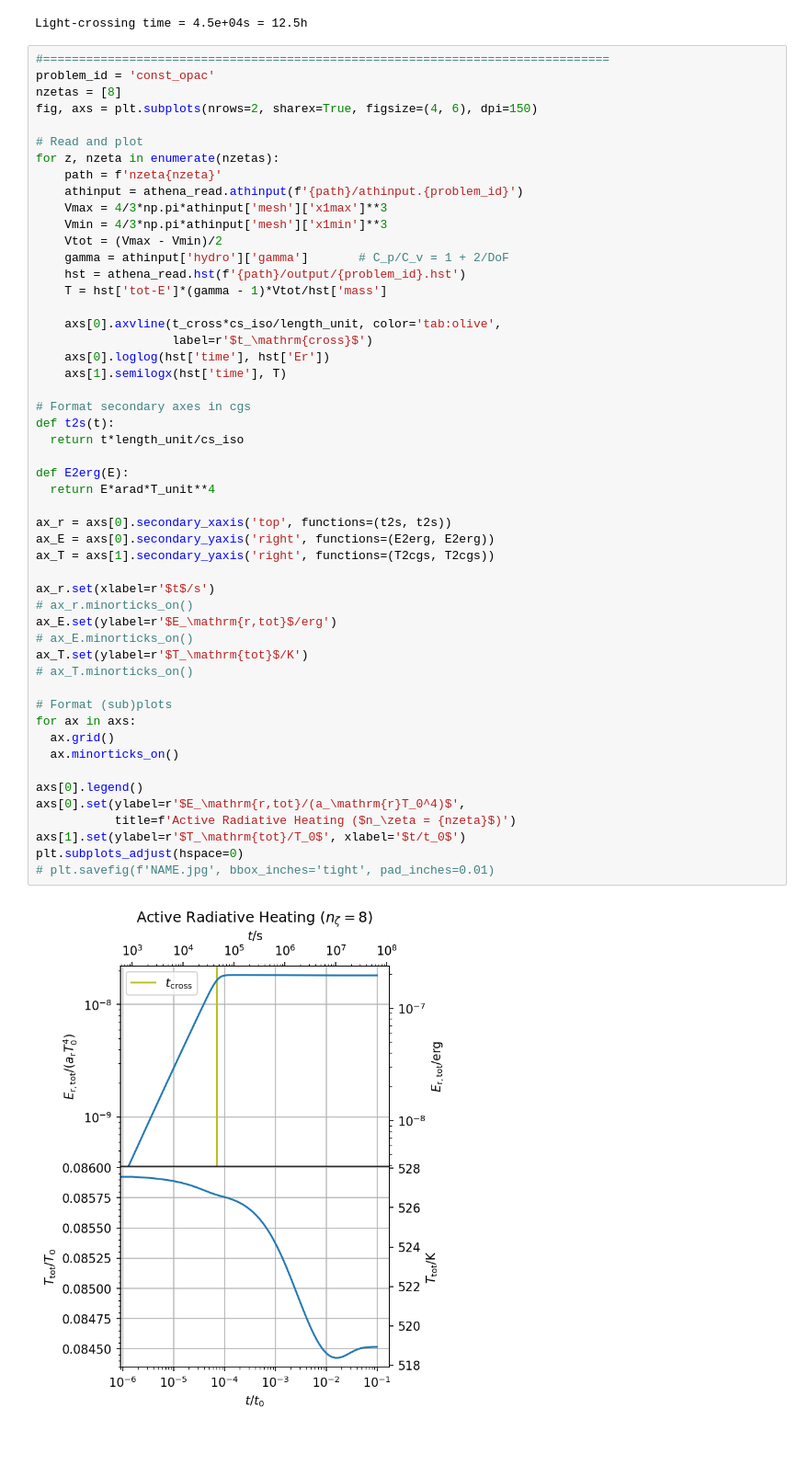
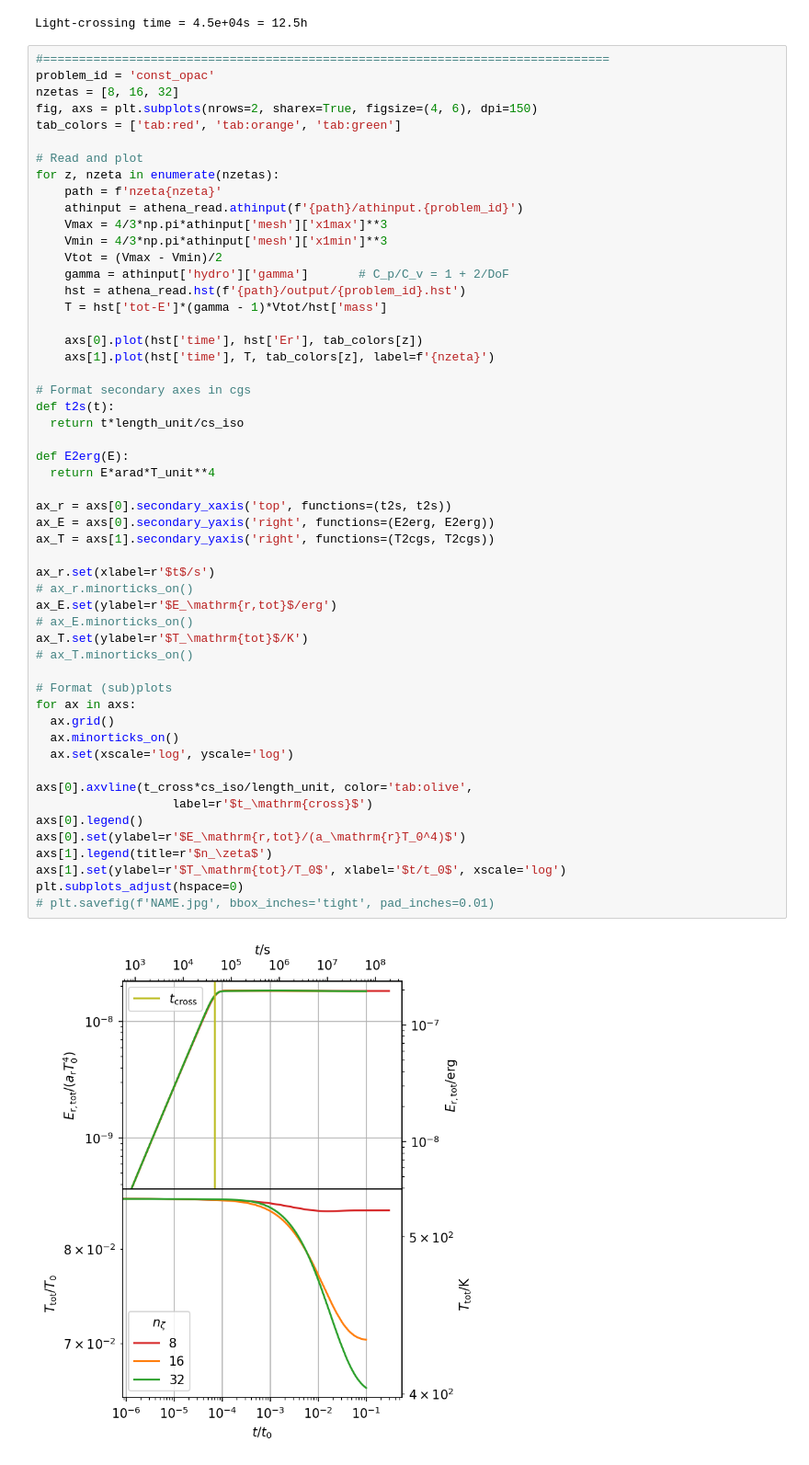
Before and after one commit to sabaronett/rad-hydro, a Jupyter notebook: athena/dev/const_opac/ConstantOpacity_Athena++.ipynb, the cells around one changed output. Shown at 92% size. Cells and saved outputs as stored; diff of their text form.

```diff
--- a/athena/dev/const_opac/ConstantOpacity_Athena++.ipynb
+++ b/athena/dev/const_opac/ConstantOpacity_Athena++.ipynb
@@ -452,8 +464,9 @@ Light-crossing time = 4.5e+04s = 12.5h
 # %%
 #===============================================================================
 problem_id = 'const_opac'
-nzetas = [8]
+nzetas = [8, 16, 32]
 fig, axs = plt.subplots(nrows=2, sharex=True, figsize=(4, 6), dpi=150)
+tab_colors = ['tab:red', 'tab:orange', 'tab:green']
 
 # Read and plot
 for z, nzeta in enumerate(nzetas):
@@ -466,42 +479,43 @@ for z, nzeta in enumerate(nzetas):
     hst = athena_read.hst(f'{path}/output/{problem_id}.hst')
     T = hst['tot-E']*(gamma - 1)*Vtot/hst['mass']
 
-    axs[0].axvline(t_cross*cs_iso/length_unit, color='tab:olive',
-                   label=r'$t_\mathrm{cross}$')
-    axs[0].loglog(hst['time'], hst['Er'])
-    axs[1].semilogx(hst['time'], T)
+    axs[0].plot(hst['time'], hst['Er'], tab_colors[z])
+    axs[1].plot(hst['time'], T, tab_colors[z], label=f'{nzeta}')
 
 # Format secondary axes in cgs
 def t2s(t):
   return t*length_unit/cs_iso
 
 def E2erg(E):
   return E*arad*T_unit**4
 
 ax_r = axs[0].secondary_xaxis('top', functions=(t2s, t2s))
 ax_E = axs[0].secondary_yaxis('right', functions=(E2erg, E2erg))
 ax_T = axs[1].secondary_yaxis('right', functions=(T2cgs, T2cgs))
 
 ax_r.set(xlabel=r'$t$/s')
 # ax_r.minorticks_on()
 ax_E.set(ylabel=r'$E_\mathrm{r,tot}$/erg')
 # ax_E.minorticks_on()
 ax_T.set(ylabel=r'$T_\mathrm{tot}$/K')
 # ax_T.minorticks_on()
 
 # Format (sub)plots
 for ax in axs:
   ax.grid()
   ax.minorticks_on()
+  ax.set(xscale='log', yscale='log')
 
+axs[0].axvline(t_cross*cs_iso/length_unit, color='tab:olive',
+                   label=r'$t_\mathrm{cross}$')
 axs[0].legend()
-axs[0].set(ylabel=r'$E_\mathrm{r,tot}/(a_\mathrm{r}T_0^4)$',
-           title=f'Active Radiative Heating ($n_\zeta = {nzeta}$)')
-axs[1].set(ylabel=r'$T_\mathrm{tot}/T_0$', xlabel='$t/t_0$')
+axs[0].set(ylabel=r'$E_\mathrm{r,tot}/(a_\mathrm{r}T_0^4)$')
+axs[1].legend(title=r'$n_\zeta$')
+axs[1].set(ylabel=r'$T_\mathrm{tot}/T_0$', xlabel='$t/t_0$', xscale='log')
 plt.subplots_adjust(hspace=0)
 # plt.savefig(f'NAME.jpg', bbox_inches='tight', pad_inches=0.01)
 # %% [output]
-[figure, old version]
+[figure, new version]
 # %%
 #===============================================================================
 problem_id = 'const_opac'
```
Also changed, not shown: parts of 6 cells of this notebook, 1 other file.
